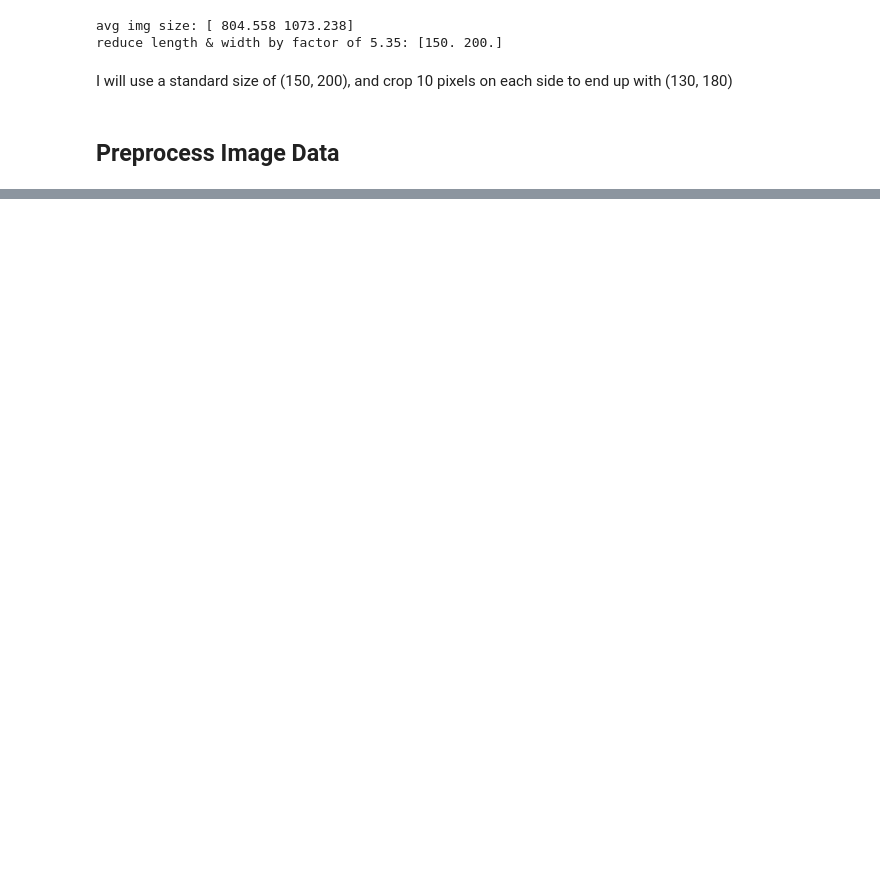
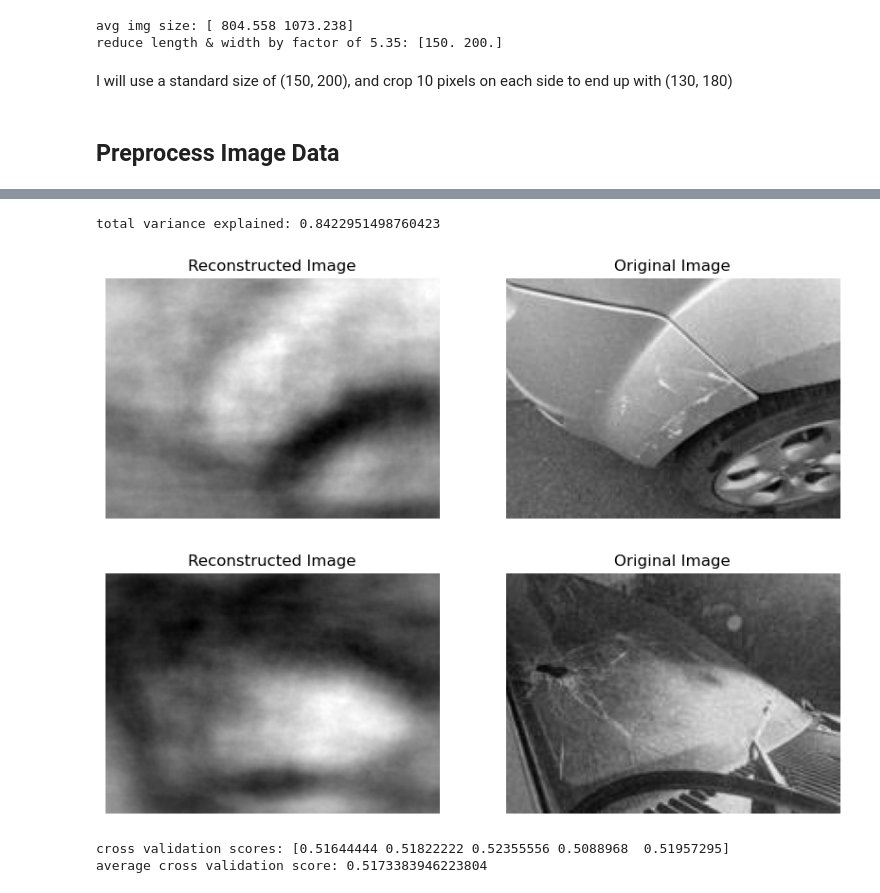
Before and after one commit to landonbuskirk/cmse492_project, a Jupyter notebook: notebooks/EDA.ipynb, the cells around one changed output, grey strips where cells are left out. Cells and saved outputs as stored; diff of their text form; code cells hidden in the pictures; blank space fills up the shorter version.

```diff
--- a/notebooks/EDA.ipynb
+++ b/notebooks/EDA.ipynb
@@ -90,0 +130,50 @@ Available devices: [PhysicalDevice(name='/physical_device:CPU:0', device_type='C
+# %%
+# perform 100 component PCA on X_train
+scaler = StandardScaler()
+X_train_scaled = scaler.fit_transform(X_train)
+
+pca = PCA(n_components=100)
+X_train_pca = pca.fit_transform(X_train_scaled)
+
+print(f'total variance explained: {pca.explained_variance_ratio_.sum()}')
+
+# Show an image recontructed from PCA
+X_train_reconstructed = pca.inverse_transform(X_train_pca)
+X_train_reconstructed = X_train_reconstructed.reshape(X_train.shape)
+
+# Show the reconstructed image and original image side by side
+fig, ax = plt.subplots(1, 2, figsize=(10, 5))
+ax[0].imshow(X_train_reconstructed[0].reshape(130,180), cmap='gray')
+ax[0].axis('off')
+ax[0].set_title('Reconstructed Image')
+
+ax[1].imshow(X_train[0].reshape(130,180), cmap='gray')
+ax[1].axis('off')
+ax[1].set_title('Original Image')
+plt.show()
+
+fig, ax = plt.subplots(1, 2, figsize=(10, 5))
+ax[0].imshow(X_train_reconstructed[7].reshape(130,180), cmap='gray')
+ax[0].axis('off')
+ax[0].set_title('Reconstructed Image')
+
+ax[1].imshow(X_train[7].reshape(130,180), cmap='gray')
+ax[1].axis('off')
+ax[1].set_title('Original Image')
+plt.show()
+# %% [output]
+total variance explained: 0.8422951498760423
+[figure, added]
+[figure, added]
+# %%
+# perform SVC on X_train with 100 component PCA
+from sklearn.svm import SVC
+from sklearn.model_selection import cross_val_score
+
+svc = SVC()
+scores = cross_val_score(svc, X_train_pca, y_train, cv=5)
+print(f'cross validation scores: {scores}')
+print(f'average cross validation score: {scores.mean()}')
+# %% [output]
+cross validation scores: [0.51644444 0.51822222 0.52355556 0.5088968  0.51957295]
+average cross validation score: 0.5173383946223804
```
Also changed, not shown: parts of 20 cells of this notebook, 3 other files.
